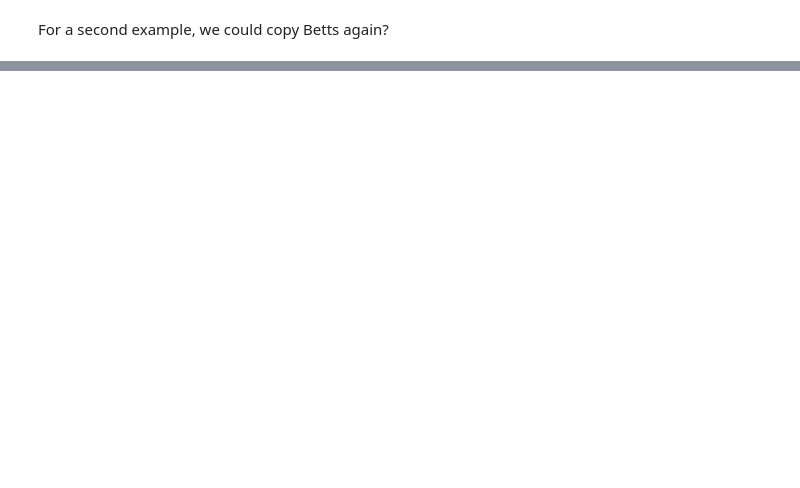
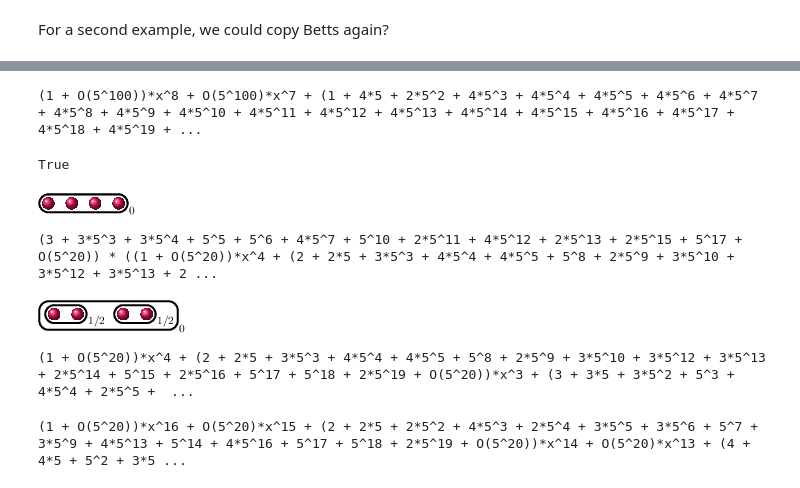
Before and after one commit to alexjbest/cluster-pictures, a Jupyter notebook: clusters-with-variables.ipynb, the cells around one changed output, grey strips where cells are left out. Saved outputs shown, nothing was run; the diff lists cells and outputs as text; code cells hidden in the pictures; blank space fills up the shorter version.

```diff
--- a/clusters-with-variables.ipynb
+++ b/clusters-with-variables.ipynb
@@ -56,0 +205,4 @@ For a second example, we could copy Betts again?
+# %%
+P.shift(-4).factor_of_slope(0)
+# %% [output]
+(1 + O(5^100))*x^8 + O(5^100)*x^7 + (1 + 4*5 + 2*5^2 + 4*5^3 + 4*5^4 + 4*5^5 + 4*5^6 + 4*5^7 + 4*5^8 + 4*5^9 + 4*5^10 + 4*5^11 + 4*5^12 + 4*5^13 + 4*5^14 + 4*5^15 + 4*5^16 + 4*5^17 + 4*5^18 + 4*5^19 + ...
@@ -56,0 +213,22 @@ For a second example, we could copy Betts again?
+# %%
+
+
+K.<i> = Qq(3^2)
+i^8 == 16
+# %% [output]
+True
+# %%
+set_verbose(0)
+R2 = Cluster.from_roots([K(0), K(2), K(3), K(1)])
+view(R2)
+# %% [output]
+[figure, added]
+# %%
+x = polygen(Zp(3))
+
+f =  x.parent().random_element(4)
+print(f.factor())
+view(Cluster.from_polynomial(f))
+# %% [output]
+(3 + 3*5^3 + 3*5^4 + 5^5 + 5^6 + 4*5^7 + 5^10 + 2*5^11 + 4*5^12 + 2*5^13 + 2*5^15 + 5^17 + O(5^20)) * ((1 + O(5^20))*x^4 + (2 + 2*5 + 3*5^3 + 4*5^4 + 4*5^5 + 5^8 + 2*5^9 + 3*5^10 + 3*5^12 + 3*5^13 + 2 ...
+[figure, added]
@@ -56,0 +239,9 @@ For a second example, we could copy Betts again?
+# %%
+f
+# %% [output]
+(1 + O(5^20))*x^4 + (2 + 2*5 + 3*5^3 + 4*5^4 + 4*5^5 + 5^8 + 2*5^9 + 3*5^10 + 3*5^12 + 3*5^13 + 2*5^14 + 5^15 + 2*5^16 + 5^17 + 5^18 + 2*5^19 + O(5^20))*x^3 + (3 + 3*5 + 3*5^2 + 5^3 + 4*5^4 + 2*5^5 +  ...
+# %%
+P = f.subs({x:x-t}).resultant(f)
+P
+# %% [output]
+(1 + O(5^20))*x^16 + O(5^20)*x^15 + (2 + 2*5 + 2*5^2 + 4*5^3 + 2*5^4 + 3*5^5 + 3*5^6 + 5^7 + 3*5^9 + 4*5^13 + 5^14 + 4*5^16 + 5^17 + 5^18 + 2*5^19 + O(5^20))*x^14 + O(5^20)*x^13 + (4 + 4*5 + 5^2 + 3*5 ...
```
Also changed, not shown: parts of 24 cells of this notebook, 1 other file.
